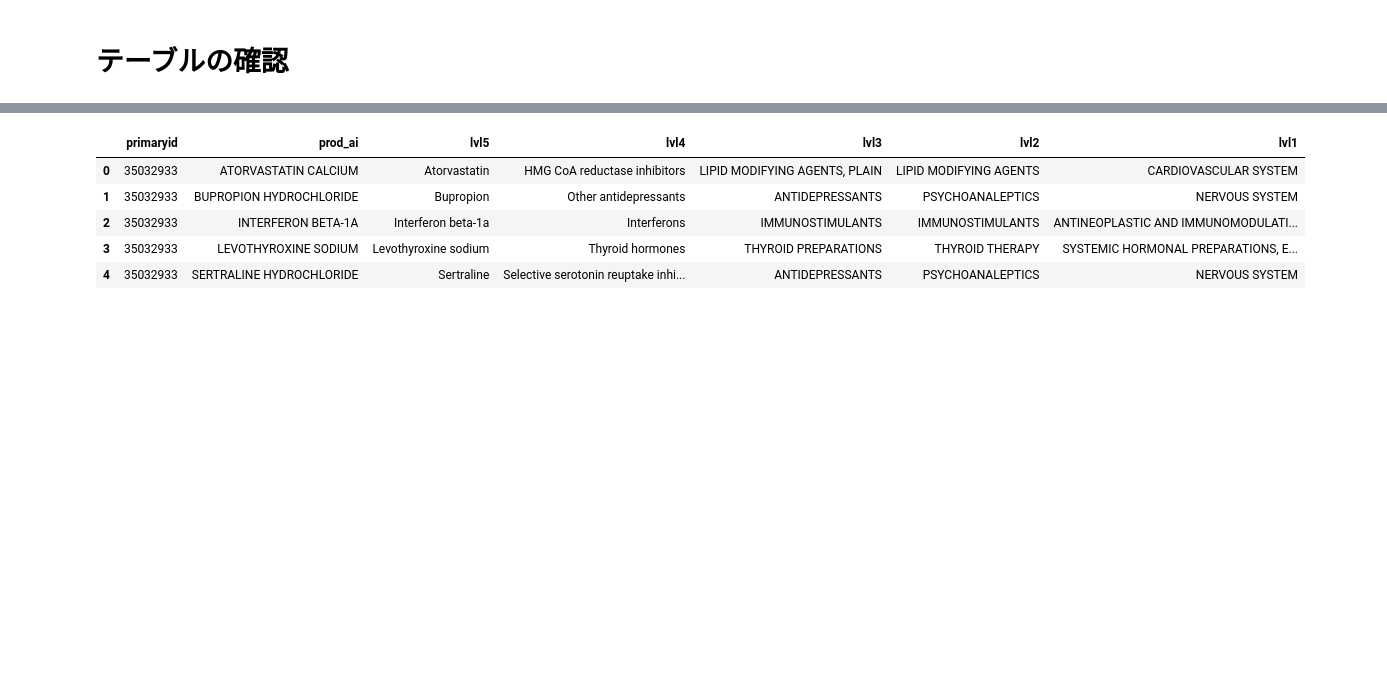
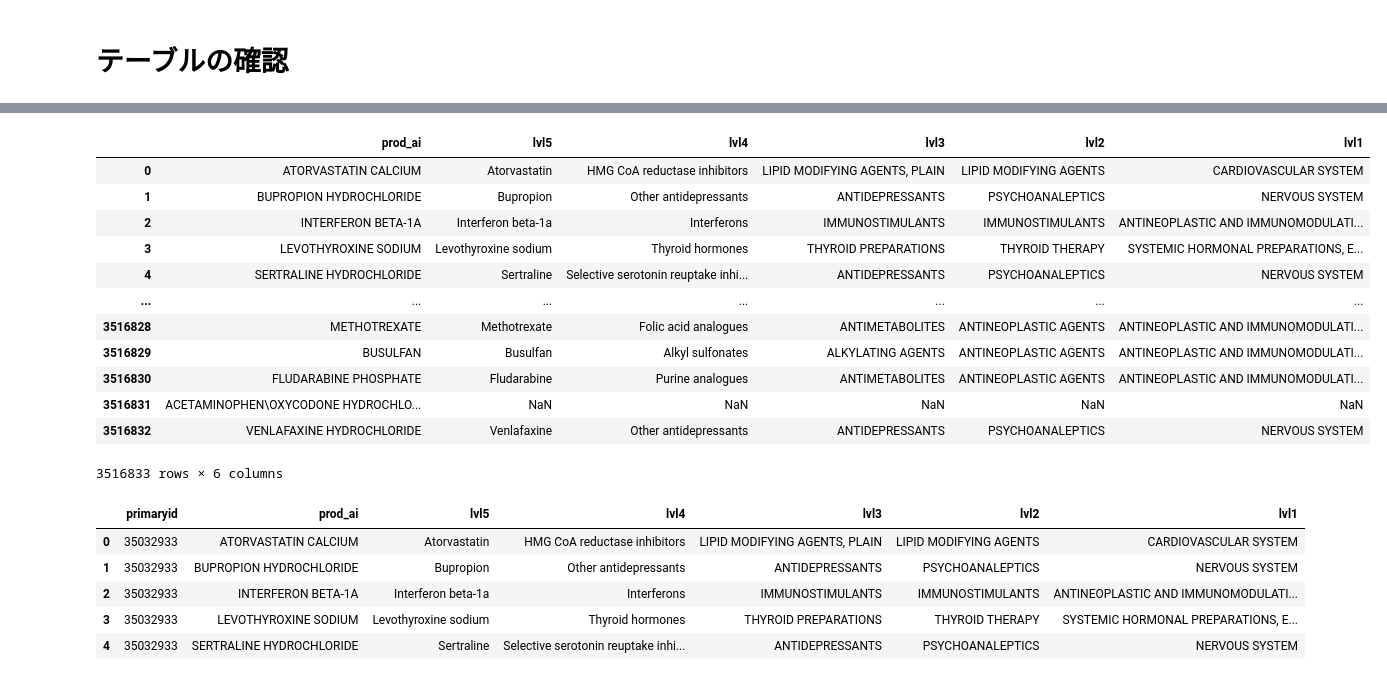
Before and after one commit to philanthropython/FAERS_ROR_calculator, a Jupyter notebook: data_preparation-Copy1.ipynb, the cells around one changed output, grey strips where cells are left out. Saved outputs shown, nothing was run; the diff lists cells and outputs as text; code cells hidden in the pictures; blank space fills up the shorter version.

```diff
--- a/data_preparation-Copy1.ipynb
+++ b/data_preparation-Copy1.ipynb
@@ -31,6 +31,20 @@ f = FAERS(params['pkl_dir'])
 # %% [output]
 CPU times: user 346 ms, sys: 198 ms, total: 544 ms
 Wall time: 361 ms
+# %%
+import os
+# sys.path.append(os.path.join(os.path.dirname('__file__'), '../FAERS_ROR_calculator/'))
+# import numpy as np
+# import pandas as pd
+from faerstools2 import FAERS
+
+import config
+
+params = config.setup_params
+dirname = params['quarters'][0] + '-' + params['quarters'][-1]
+out_path = os.path.join(config.CACHE_DIR, dirname)
+
+f = FAERS(out_path)
 # %%
 %%time
 f.load_files(params)
@@ -40,2 +69,6 @@ FileNotFoundError: [Errno 2] No such file or directory: 'data/txt/2018q1/DEMO18Q
 # %% [markdown]
 # テーブルの確認
+# %%
+f.DRUG[f.DRUG.columns[1:]] = f.DRUG.iloc[:, 1:].apply(lambda x: x.cat.remove_unused_categories().cat.add_categories('_undefined'))
+# %%
+f.DRUG.iloc[:, 1:] = f.DRUG.iloc[:, 1:].apply(lambda x: x.cat.remove_unused_categories().cat.add_categories('_undefined'))
@@ -42,3 +92,19 @@ FileNotFoundError: [Errno 2] No such file or directory: 'data/txt/2018q1/DEMO18Q
+# %%
+f.DRUG[f.DRUG.columns[1:]]
+# %% [output]
+|  | prod_ai | lvl5 | lvl4 | lvl3 | lvl2 | lvl1 |
+| 0 | ATORVASTATIN CALCIUM | Atorvastatin | HMG CoA reductase inhibitors | LIPID MODIFYING AGENTS, PLAIN | LIPID MODIFYING AGENTS | CARDIOVASCULAR SYSTEM |
+| 1 | BUPROPION HYDROCHLORIDE | Bupropion | Other antidepressants | ANTIDEPRESSANTS | PSYCHOANALEPTICS | NERVOUS SYSTEM |
+| 2 | INTERFERON BETA-1A | Interferon beta-1a | Interferons | IMMUNOSTIMULANTS | IMMUNOSTIMULANTS | ANTINEOPLASTIC AND IMMUNOMODULATI... |
+| 3 | LEVOTHYROXINE SODIUM | Levothyroxine sodium | Thyroid hormones | THYROID PREPARATIONS | THYROID THERAPY | SYSTEMIC HORMONAL PREPARATIONS, E... |
+| 4 | SERTRALINE HYDROCHLORIDE | Sertraline | Selective serotonin reuptake inhi... | ANTIDEPRESSANTS | PSYCHOANALEPTICS | NERVOUS SYSTEM |
+| ... | ... | ... | ... | ... | ... | ... |
+| 3516828 | METHOTREXATE | Methotrexate | Folic acid analogues | ANTIMETABOLITES | ANTINEOPLASTIC AGENTS | ANTINEOPLASTIC AND IMMUNOMODULATI... |
+| 3516829 | BUSULFAN | Busulfan | Alkyl sulfonates | ALKYLATING AGENTS | ANTINEOPLASTIC AGENTS | ANTINEOPLASTIC AND IMMUNOMODULATI... |
+| 3516830 | FLUDARABINE PHOSPHATE | Fludarabine | Purine analogues | ANTIMETABOLITES | ANTINEOPLASTIC AGENTS | ANTINEOPLASTIC AND IMMUNOMODULATI... |
+| 3516831 | ACETAMINOPHEN\OXYCODONE HYDROCHLO... | NaN | NaN | NaN | NaN | NaN |
+| 3516832 | VENLAFAXINE HYDROCHLORIDE | Venlafaxine | Other antidepressants | ANTIDEPRESSANTS | PSYCHOANALEPTICS | NERVOUS SYSTEM |
+3516833 rows × 6 columns
 # %%
 f.DRUG.head()
 # %% [output]
```
Also changed, not shown: parts of 2 cells of this notebook, 7 other files.
